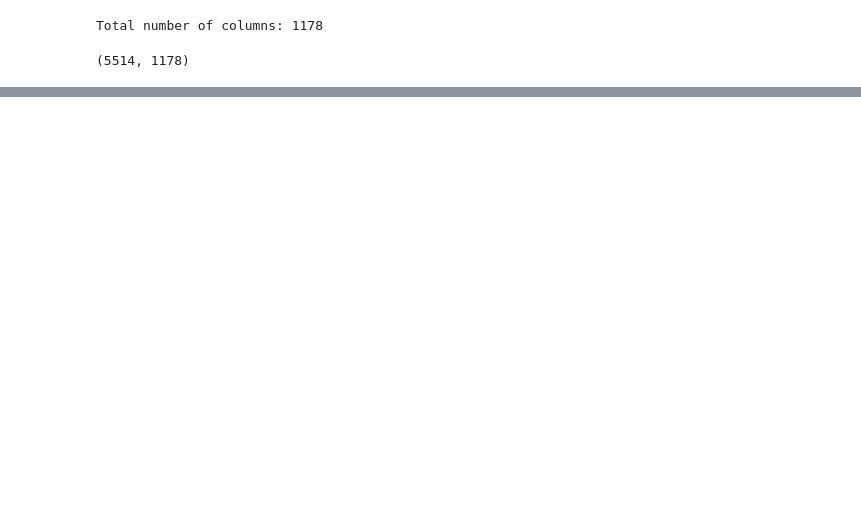
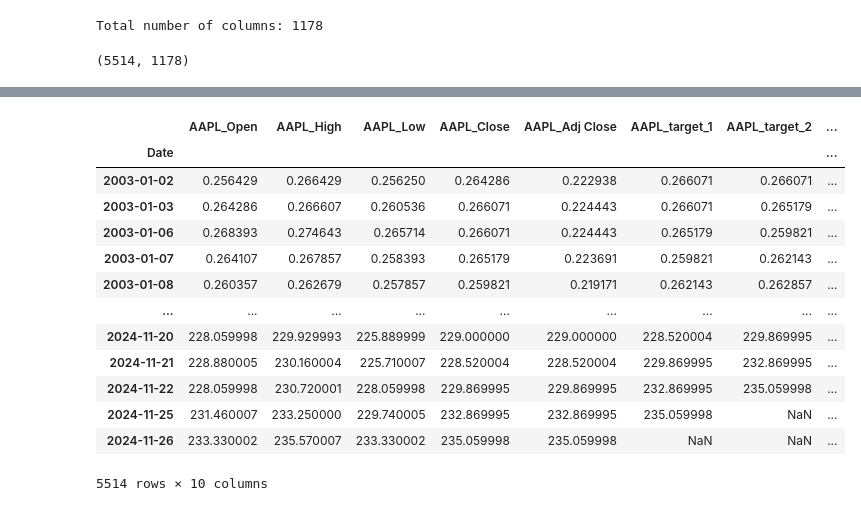
Before and after one commit to bandham-manikanta/portfolio-recommendation, a Jupyter notebook: main.ipynb, the cells around one changed output, grey strips where cells are left out. Drawn from its saved outputs; the diff is of its cells as text; code cells hidden in the pictures; blank space fills up the shorter version.

```diff
--- a/main.ipynb
+++ b/main.ipynb
@@ -531,0 +606,26 @@ combined_data.head(1)
+# %%
+# Select the first five columns
+first_five_columns = df_AAPL.iloc[:, :5]
+
+# Select the last five columns
+last_five_columns = df_AAPL.iloc[:, -5:]
+
+# Combine the two subsets if you want them together
+selected_columns = pd.concat([first_five_columns, last_five_columns], axis=1)
+
+selected_columns
+# %% [output]
+|  | AAPL_Open | AAPL_High | AAPL_Low | AAPL_Close | AAPL_Adj Close | AAPL_target_1 | AAPL_target_2 | ... |
+| Date |  |  |  |  |  |  |  | ... |
+| 2003-01-02 | 0.256429 | 0.266429 | 0.256250 | 0.264286 | 0.222938 | 0.266071 | 0.266071 | ... |
+| 2003-01-03 | 0.264286 | 0.266607 | 0.260536 | 0.266071 | 0.224443 | 0.266071 | 0.265179 | ... |
+| 2003-01-06 | 0.268393 | 0.274643 | 0.265714 | 0.266071 | 0.224443 | 0.265179 | 0.259821 | ... |
+| 2003-01-07 | 0.264107 | 0.267857 | 0.258393 | 0.265179 | 0.223691 | 0.259821 | 0.262143 | ... |
+| 2003-01-08 | 0.260357 | 0.262679 | 0.257857 | 0.259821 | 0.219171 | 0.262143 | 0.262857 | ... |
+| ... | ... | ... | ... | ... | ... | ... | ... | ... |
+| 2024-11-20 | 228.059998 | 229.929993 | 225.889999 | 229.000000 | 229.000000 | 228.520004 | 229.869995 | ... |
+| 2024-11-21 | 228.880005 | 230.160004 | 225.710007 | 228.520004 | 228.520004 | 229.869995 | 232.869995 | ... |
+| 2024-11-22 | 228.059998 | 230.720001 | 228.059998 | 229.869995 | 229.869995 | 232.869995 | 235.059998 | ... |
+| 2024-11-25 | 231.460007 | 233.250000 | 229.740005 | 232.869995 | 232.869995 | 235.059998 | NaN | ... |
+| 2024-11-26 | 233.330002 | 235.570007 | 233.330002 | 235.059998 | 235.059998 | NaN | NaN | ... |
+5514 rows × 10 columns
```
Also changed, not shown: parts of 18 cells of this notebook.
